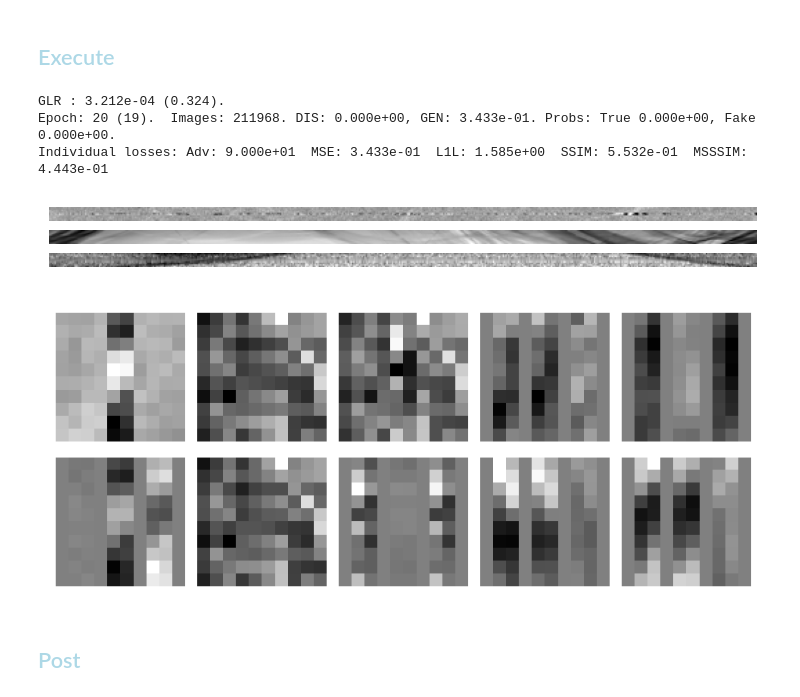
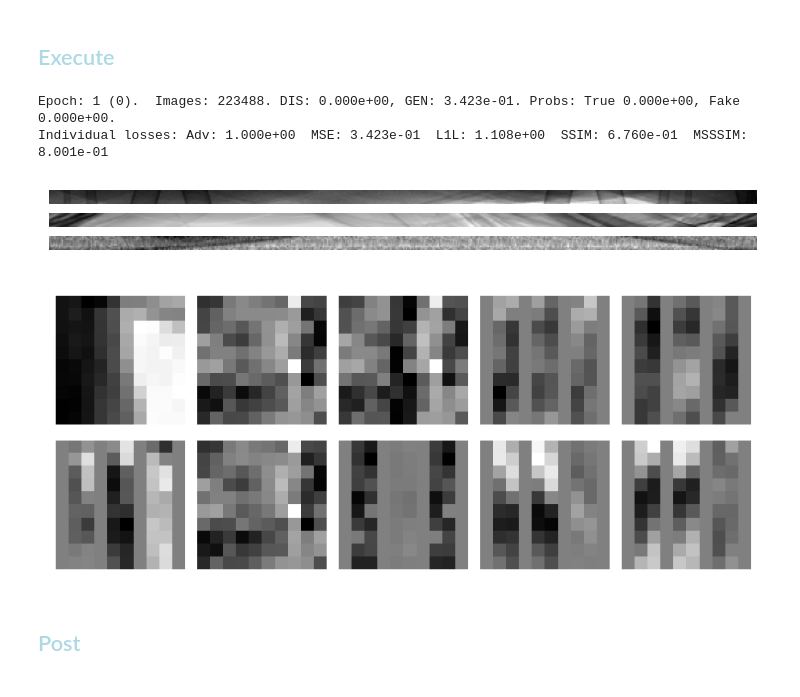
Before and after one commit to AustralianSynchrotron/sinogap, a Jupyter notebook: sinogap_bp3.ipynb, the cells around one changed output. Drawn from its saved outputs; the diff is of its cells as text; code cells hidden in the pictures.

```diff
--- a/sinogap_bp3.ipynb
+++ b/sinogap_bp3.ipynb
@@ -183,8 +185,8 @@ Estimated Total Size (MB): 0.08
 # %% [markdown]
 ## <font style="color:lightblue">Norms</font>
 # %%
-sg.dataLoader = sg.createDataLoader(sg.trainSet, shuffle=True, num_workers=16)
-sg.testLoader = sg.createDataLoader(sg.testSet, shuffle=False, num_workers=16)
+#sg.dataLoader = sg.createDataLoader(sg.trainSet, shuffle=True, num_workers=16)
+sg.testLoader = sg.createDataLoader(sg.testSet, shuffle=False)
 
 #_ = sg.summarizeMe(sg.testLoader, True)
 #_ = sg.summarizeMe(sg.testLoader, False)
@@ -192,13 +194,22 @@ sg.testLoader = sg.createDataLoader(sg.testSet, shuffle=False, num_workers=16)
 #_ = sg.summarizeMe(sg.dataLoader, False)
 #sg.displayImages()
 
+
 sg.metrices = {
     'Adv'    : sg.Metrics(sg.loss_Adv_Gen, 0.000e+00, 0),
-    'MSE'    : sg.Metrics(sg.loss_MSE,     1.154e-01, 1),
-    'L1L'    : sg.Metrics(sg.loss_L1L,     2.571e+00, 0),
-    'SSIM'   : sg.Metrics(sg.loss_SSIM,    4.183e-04, 0),
-    'MSSSIM' : sg.Metrics(sg.loss_MSSSIM,  4.515e-06, 0),
+    'MSE'    : sg.Metrics(sg.loss_MSE,     2.189e-01, 1),
+    'L1L'    : sg.Metrics(sg.loss_L1L,     4.609e+00, 0),
+    'SSIM'   : sg.Metrics(sg.loss_SSIM,    5.143e-04, 0),
+    'MSSSIM' : sg.Metrics(sg.loss_MSSSIM,  5.421e-02, 0),
 }
+
+#sg.metricesTrain = {
+#    'Adv'    : sg.Metrics(sg.loss_Adv_Gen, 0.000e+00, 0),
+#    'MSE'    : sg.Metrics(sg.loss_MSE,     5.836e-01, 1),
+#    'L1L'    : sg.Metrics(sg.loss_L1L,     9.741e+00, 1),
+#    'SSIM'   : sg.Metrics(sg.loss_SSIM,    8.716e-04, 1),
+#    'MSSSIM' : sg.Metrics(sg.loss_MSSSIM,  4.351e-02, 1),
+#}
 # %% [markdown]
 ## <font style="color:lightblue">Restore checkpoint</font>
 # %%
@@ -243,40 +254,39 @@ sg.displayImages()
 # %%
 
 
-
+sg.scheduler_G.gamma = 1-0.01
 def my_beforeReport(sglocals) :
     message = ""
-    message += "G" + sg.adjustScheduler(sg.scheduler_G, sg.TCfg.learningRateG, 0.01)
-    sg.writer.add_scalars("Aux", {'LrnRate': sg.scheduler_G.get_last_lr()[0]/sg.TCfg.learningRateG}, sg.imer)
-    with open(f"message_{sg.TCfg.exec}.txt", 'a') as file:
-        file.write(message + "\n")
+
+    #message += "G" + sg.adjustScheduler(sg.scheduler_G, sg.TCfg.learningRateG, 0.01)
+    #sg.writer.add_scalars("Aux", {'LrnRate': sg.scheduler_G.get_last_lr()[0]/sg.TCfg.learningRateG}, sg.imer)
+
+    #for metrics in ('L1L','SSIM','MSSSIM') :
+    #    sg.metrices[metrics].weight = max(0, sg.metrices[metrics].weight - 0.005)
+    #    message += f"{metrics} weight: {sg.metrices[metrics].weight}. "
+    #    sg.writer.add_scalars("Aux", {metrics: sg.metrices[metrics].weight}, sg.imer)
+
     print(message)
     return
-sg.beforeReport = my_beforeReport
+#sg.beforeReport = my_beforeReport
 
 
 try :
     sg.train(savedCheckPoint)
 except :
     #del sg.dataLoader
     #del sg.testLoader
     sg.freeGPUmem()
     1/10 # to release Jupyuter memory in the next step
     sg.epoch -= 1
     raise
 
-#0 MSE-only loss, BS=2**8, LR=1e-3
-#15 BS => 2**9
-#16 BS => 2**10
-#17 BS => 2**11
-#18 BS => 2**12
-#19 BS => 2**10; LR -> 1e-7
+# norm, BS=2**8, LR=1e-4, loss MSE
 # %% [output]
-GLR : 3.212e-04 (0.324).
-Epoch: 20 (19).  Images: 211968. DIS: 0.000e+00, GEN: 3.433e-01. Probs: True 0.000e+00, Fake 0.000e+00.
-Individual losses: Adv: 9.000e+01  MSE: 3.433e-01  L1L: 1.585e+00  SSIM: 5.532e-01  MSSSIM: 4.443e-01
+Epoch: 1 (0).  Images: 223488. DIS: 0.000e+00, GEN: 3.423e-01. Probs: True 0.000e+00, Fake 0.000e+00.
+Individual losses: Adv: 1.000e+00  MSE: 3.423e-01  L1L: 1.108e+00  SSIM: 6.760e-01  MSSSIM: 8.001e-01
-[figure, old version]
+[figure, new version]
-[figure, old version]
+[figure, new version]
 # %% [markdown]
 ## <font style="color:lightblue">Post</font>
 # %%
```
Also changed, not shown: parts of 8 cells of this notebook, 4 other files.
